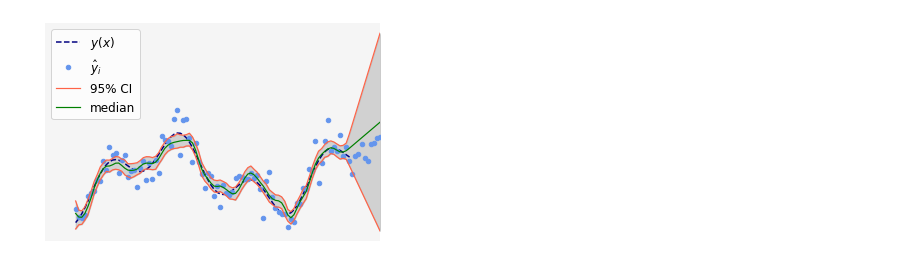
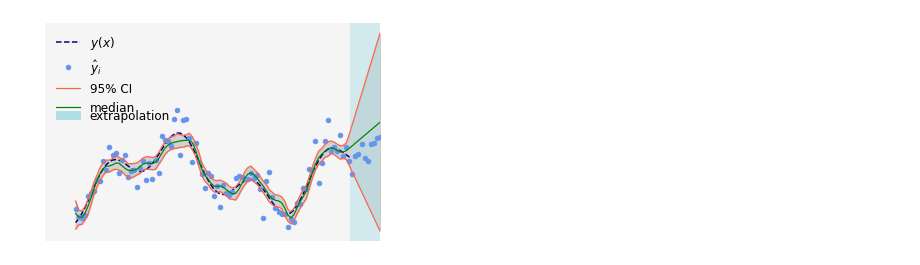
Before and after one commit to NikolineBalle/Bachelor, a Jupyter notebook: pertubations.ipynb, the cells around one changed output. Cells and saved outputs as stored; diff of their text form; code cells hidden in the pictures.

```diff
--- a/pertubations.ipynb
+++ b/pertubations.ipynb
@@ -127,6 +128,8 @@ ax[0].spines['right'].set_color('white')
 ax[0].spines['left'].set_color('white')
 ax[0].set_facecolor('whitesmoke')
 ax[0].tick_params(left=False, bottom = False, right = False, top = False)
+ax[0].axvspan(0.43, 0.5, facecolor='powderblue', alpha=0.5)
+ax[0].set_xlim([a-0.07,b+0.07])
 ax[0] = plt.gca()
 
 ax[1].plot(x,lambda_fun.y(x),'--',color = 'navy', linewidth=1.5)
@@ -138,6 +141,7 @@ ax[1].fill_between(xall, min_left, max_left, color='grey', alpha=0.5)
 ax[1].plot(xall,min_left,color = 'tomato', linewidth=1.2)
 ax[1].xaxis.set_visible(False)
 ax[1].yaxis.set_visible(False)
+ax[1].set_xlim([a-0.07,b+0.07])
 ax[1].tick_params(left=False, bottom = False, right = False, top = False)
 ax[1] = plt.gca()
 ax[1].spines['bottom'].set_color('white')
@@ -145,9 +149,14 @@ ax[1].spines['top'].set_color('white')
 ax[1].spines['right'].set_color('white')
 ax[1].spines['left'].set_color('white')
 ax[1].set_facecolor('whitesmoke')
+ax[1].axvspan(0.43, 0.5, facecolor='powderblue', alpha=0.5)
+red_patch = mpatches.Patch(color='powderblue', label='extrapolation')
 
 line_labels = ["$y(x)$", "$\hat{y}_i$", "95% CI", "median", "perturbated point"]
-fig.legend([ax[0],ax[1]], labels=line_labels, bbox_to_anchor=(1.05, 0.74), loc="center right", borderaxespad=0.2)
+fig.legend([ax[0],ax[1]], labels = line_labels, bbox_to_anchor=(1.05, 0.74), loc="center right", borderaxespad=0.2, frameon = False)
+fig.legend([ax[0],ax[1]], handles=[red_patch], bbox_to_anchor=(1.025, 0.572), loc="center right", borderaxespad=0.2, frameon = False)
+
+
 my_path = os.getcwd()
 fig.savefig(my_path + "/Plots/perturbation_onepoint.pdf", bbox_inches='tight')
 
@@ -178,26 +189,29 @@ fig.savefig(my_path + "/Plots/perturbation_onepoint.pdf", bbox_inches='tight')
 # %%
-res_min, res_med, res_max = pertubation_all(a=a, b=b, p=p, yhat=yhat, x=x, xall=xall, n_fit=200, quantile=0.95)
-
 # Plotting the model generated with lambda_GML
 fig2 = plt.figure()
 plt.plot(x,lambda_fun.y(x),'--',color = 'navy', linewidth=1.5)
 plt.plot(xall,yall,'o',markersize = 4.5, color = 'cornflowerblue')
 plt.plot(xall,res_max,color = 'tomato', linewidth=1.2)
 plt.plot(xall,res_med,color = 'green', linewidth=1.2)
 plt.fill_between(xall, res_min, res_max, color='grey', alpha=0.3)
 plt.plot(xall,res_min,color = 'tomato', linewidth=1.2)
 plt.xticks([])
 plt.yticks([])
 plt.xlim([a-0.07,b+0.07])
+plt.axvspan(0.43, 0.5, facecolor='powderblue', alpha=0.5, label = 'e')
 plt.tick_params(left=False, bottom = False, right = False, top = False)
-plt.legend(['$y(x)$', '$\hat{y}_i$','95% CI', 'median'], numpoints = 1, prop = {'size': 12}, loc = 0)
+plt.legend(['$y(x)$', '$\hat{y}_i$','95% CI', 'median'], numpoints = 1, prop = {'size': 12}, loc = 0, frameon = False)
+fig2.legend( handles=[red_patch], bbox_to_anchor=(0.43, 0.56), loc="center right", borderaxespad=0.2,prop = {'size': 12}, frameon = False)
+
+
 ax = plt.gca()
 ax.set_facecolor('whitesmoke')
 for spine in plt.gca().spines.values():
     spine.set_visible(False)
 # plt.title('Fit - pertubating a point', fontsize = 18)
+
 plt.show()
 my_path = os.getcwd()
 fig2.savefig(my_path + "/Plots/pertubation_all.pdf", bbox_inches='tight')
 # %% [output]
-[figure, old version]
+[figure, new version]
```
Also changed, not shown: parts of 3 cells of this notebook, 9 other files.
